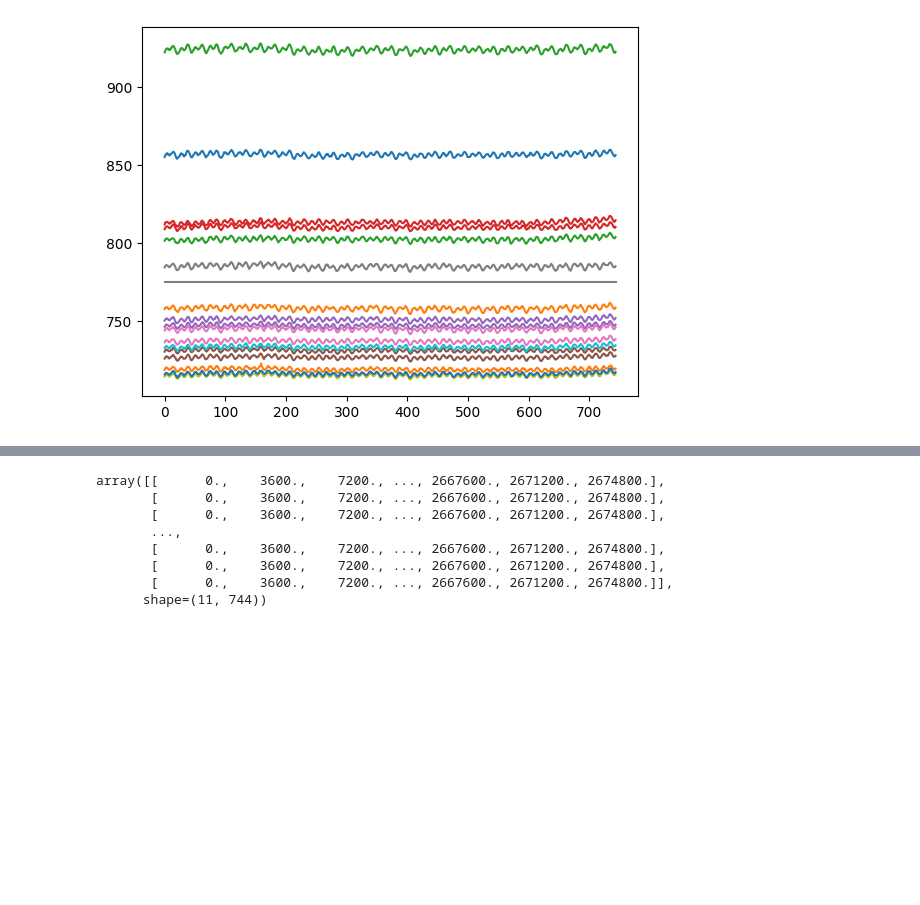
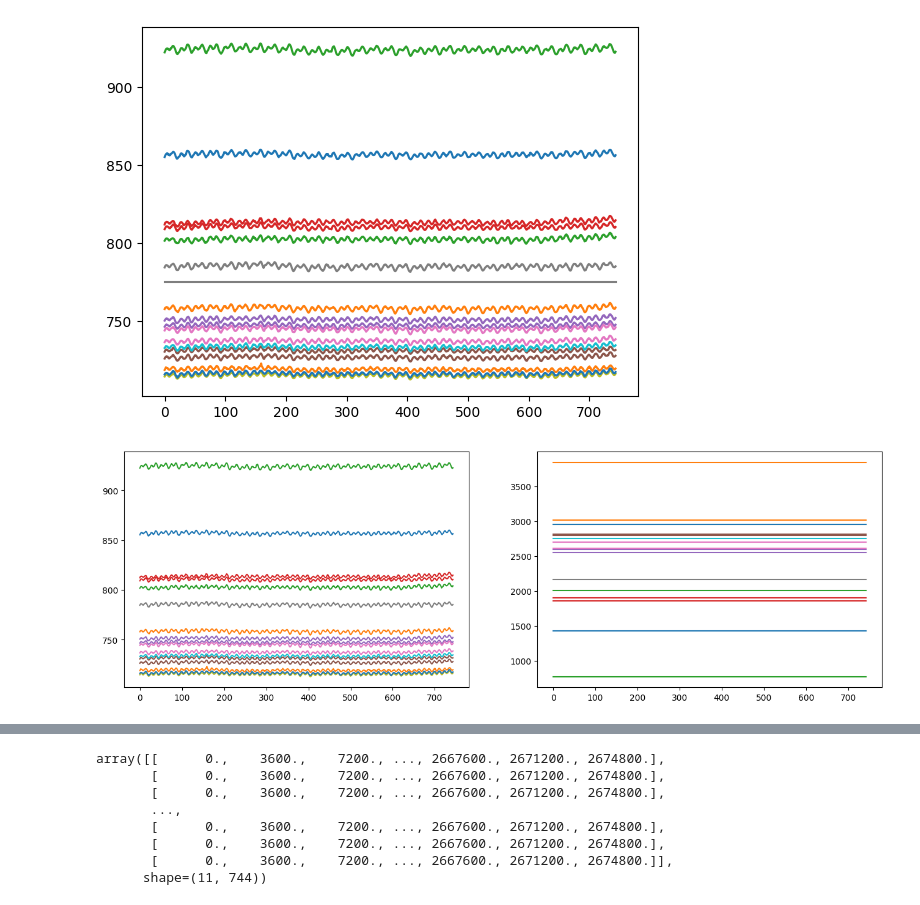
Before and after one commit to sagomeza1/pinns, a Jupyter notebook: cuadernos/preprocesamiento.ipynb, the cells around one changed output, grey strips where cells are left out. Drawn from its saved outputs; the diff is of its cells as text; code cells hidden in the pictures; blank space fills up the shorter version.

```diff
--- a/cuadernos/preprocesamiento.ipynb
+++ b/cuadernos/preprocesamiento.ipynb
@@ -409,3 +409,17 @@ plt.plot([775]*P[idx,:].shape[0])
 plt.show()
 # %% [output]
 [figure]
+# %%
+fig, ax = plt.subplots(1, 2, figsize=(16, 5))
+
+A = wsdata["presion"].values.reshape(wsdata["codigo_estacion"].nunique() , -1)
+B = wsdata["altura"].values.reshape(wsdata["codigo_estacion"].nunique() , -1)
+
+for idx in range(len(P)):
+    ax[0].plot(A[idx,:])
+    ax[1].plot(B[idx,:])
+
+
+plt.show()
+# %% [output]
+[figure, added]
```
Also changed, not shown: parts of 3 cells of this notebook.
